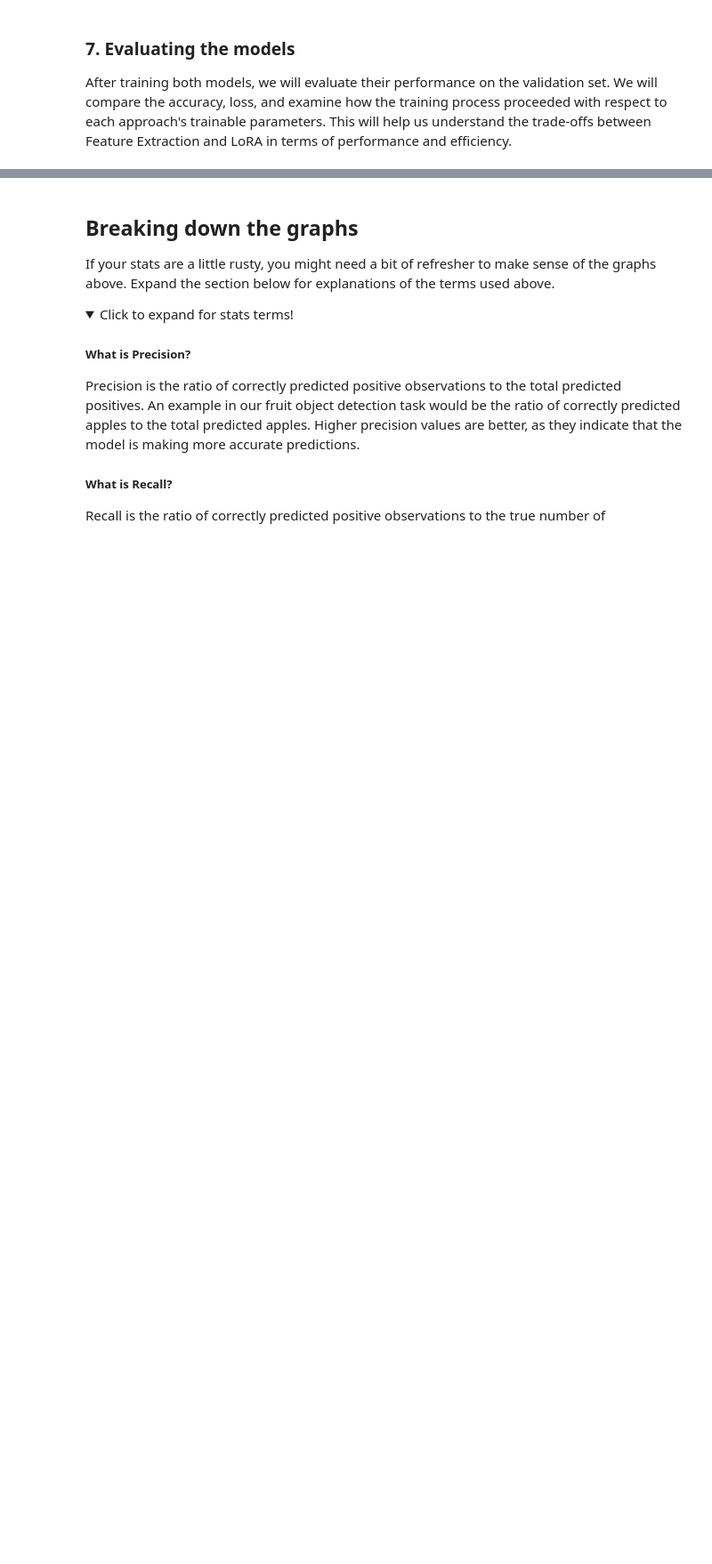
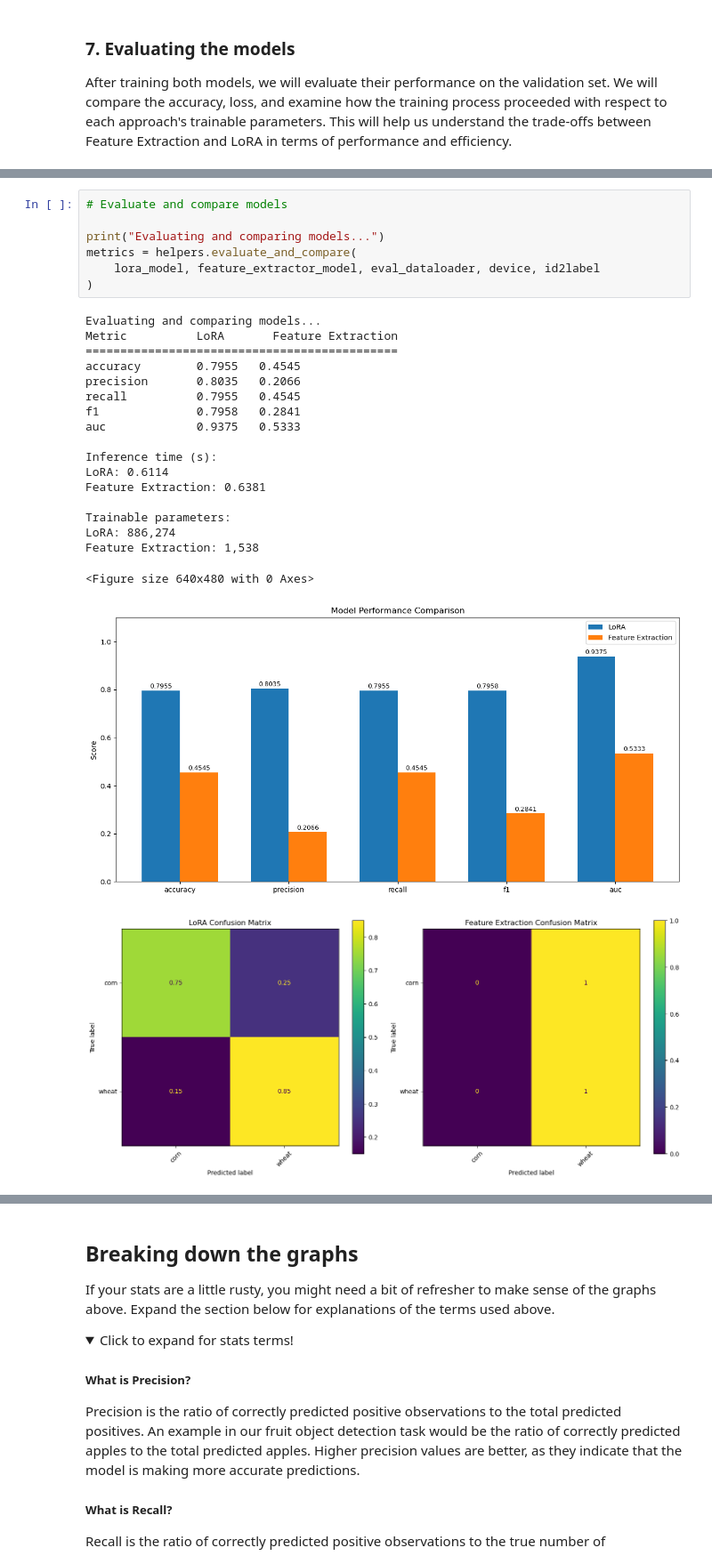
Before and after one commit to PracticumAI/transfer_learning, a Jupyter notebook: 02_transfer_learning_LoRA.ipynb, the cells around one changed output, grey strips where cells are left out. Shown at 89% size. Drawn from its saved outputs; the diff is of its cells as text; folded sections open; blank space fills up the shorter version.

```diff
--- a/02_transfer_learning_LoRA.ipynb
+++ b/02_transfer_learning_LoRA.ipynb
@@ -826,0 +433,27 @@ Plotting learning curves...
+# %%
+# Evaluate and compare models
+
+print("Evaluating and comparing models...")
+metrics = helpers.evaluate_and_compare(
+    lora_model, feature_extractor_model, eval_dataloader, device, id2label
+)
+# %% [output]
+Evaluating and comparing models...
+Metric          LoRA       Feature Extraction
+=============================================
+accuracy        0.7955   0.4545
+precision       0.8035   0.2066
+recall          0.7955   0.4545
+f1              0.7958   0.2841
+auc             0.9375   0.5333
+
+Inference time (s):
+LoRA: 0.6114
+Feature Extraction: 0.6381
+
+Trainable parameters:
+LoRA: 886,274
+Feature Extraction: 1,538
+<Figure size 640x480 with 0 Axes>
+[figure, added]
+[figure, added]
```
Also changed, not shown: parts of 14 cells of this notebook.
